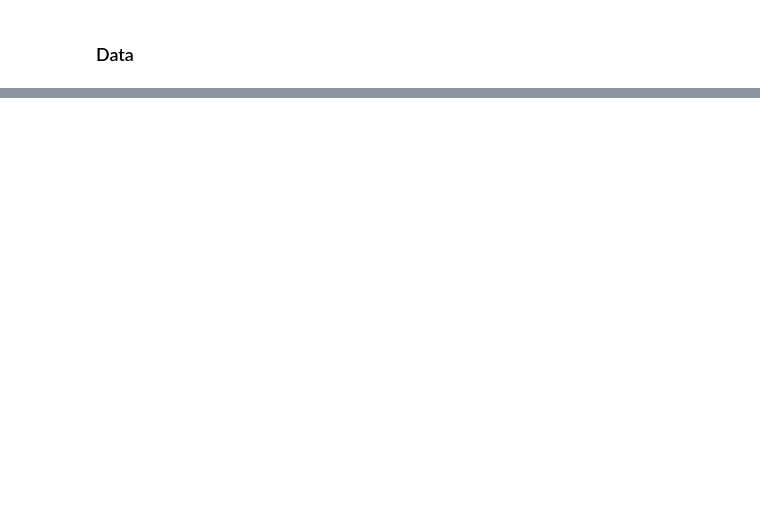
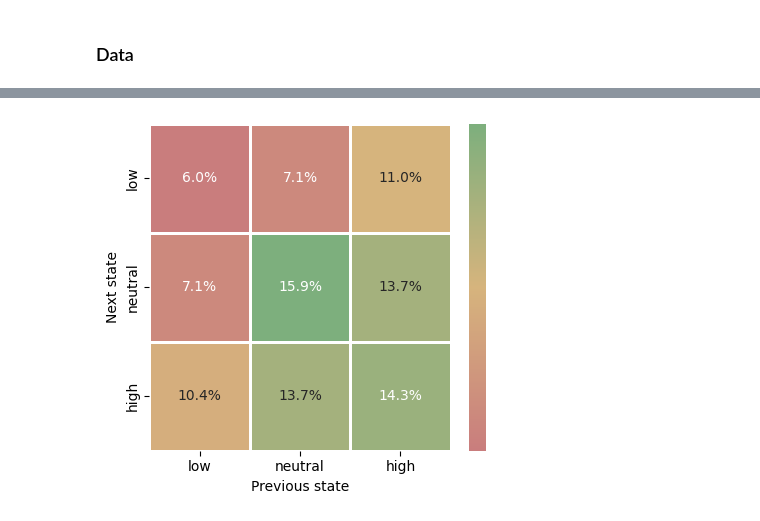
Before and after one commit to KamilMatejuk/Articles, a Jupyter notebook: Other/The Winter Arc - exploratory data analysis/seasonality.ipynb, the cells around one changed output, grey strips where cells are left out. Cells and saved outputs as stored; diff of their text form; code cells hidden in the pictures; blank space fills up the shorter version.

Commit message:
add energy heatmap

```diff
--- a/Other/The Winter Arc - exploratory data analysis/seasonality.ipynb
+++ b/Other/The Winter Arc - exploratory data analysis/seasonality.ipynb
@@ -99,0 +95,20 @@ Frequencies power spectrum after FFT of sleeping time
+# %%
+energy = data[const.COLS_OTHER[4]]
+values = {}
+
+def count_prob_after(label: str, value: int):
+    low = ((energy == 1) & (energy.shift(1) == value)).sum()
+    neutral = ((energy == 2) & (energy.shift(1) == value)).sum()
+    high = ((energy == 3) & (energy.shift(1) == value)).sum()
+    all = low + neutral + high
+    print(f'After {label} energy, the next day will be: low ({low/all:.1%}), neutral ({neutral/all:.1%}), high ({high/all:.1%})')
+    values[label] = {'low': low, 'neutral': neutral, 'high': high}
+
+count_prob_after('low', 1)
+count_prob_after('neutral', 2)
+count_prob_after('high', 3)
+
+df = pd.DataFrame(values)
+for c in df.columns:
+    df[c] = df[c].map(lambda x: x/len(energy))
+display(df)
@@ -99,0 +123,13 @@ Frequencies power spectrum after FFT of sleeping time
+# %%
+fig, ax = plt.subplots(figsize=(4.5, 4))
+cmap = mcolors.LinearSegmentedColormap.from_list("smooth_cmap", C_SCALE)
+sns.heatmap(df, ax=ax,
+            annot=True, fmt=".1%",
+            cmap=cmap, cbar=True, cbar_kws={'ticks': []},
+            linewidths=1, linecolor='white')
+ax.set_xlabel('Previous state')
+ax.set_ylabel('Next state')
+fig.tight_layout()
+plt.show()
+# %% [output]
+[figure, added]
```
Also changed, not shown: parts of 6 cells of this notebook.
